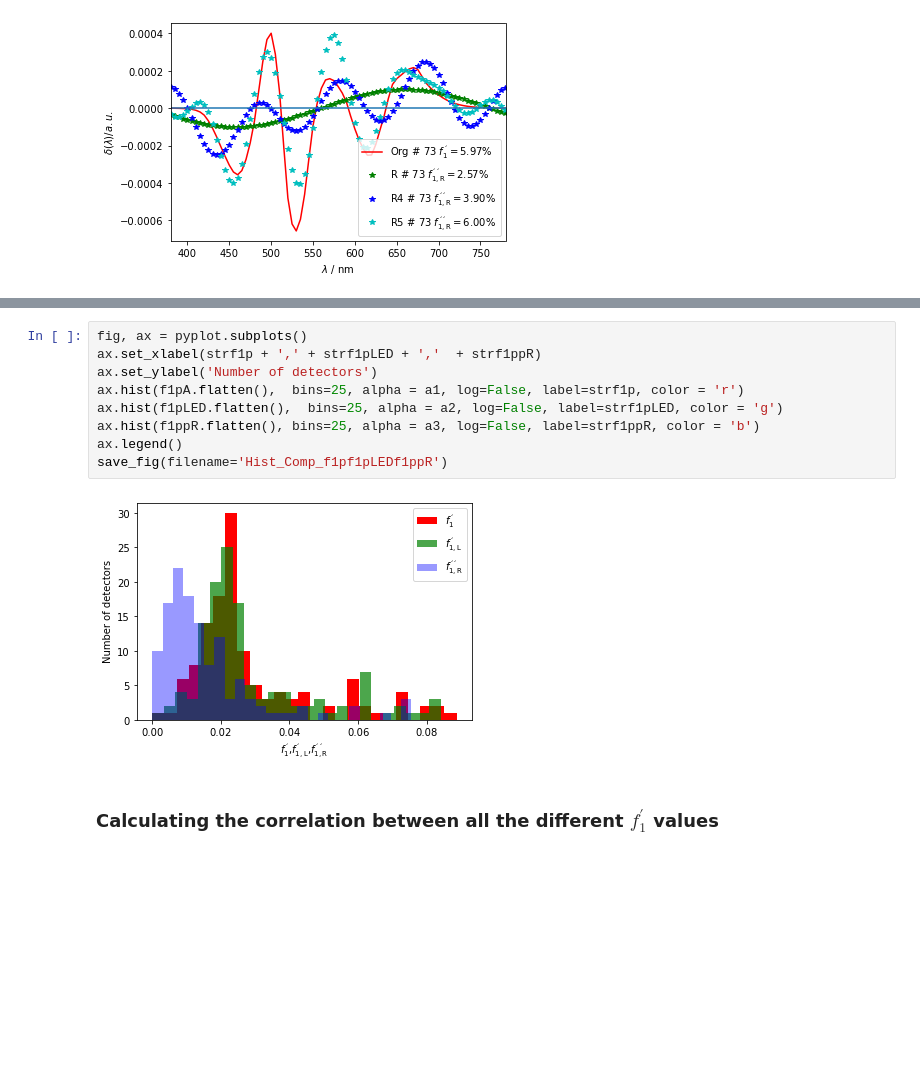
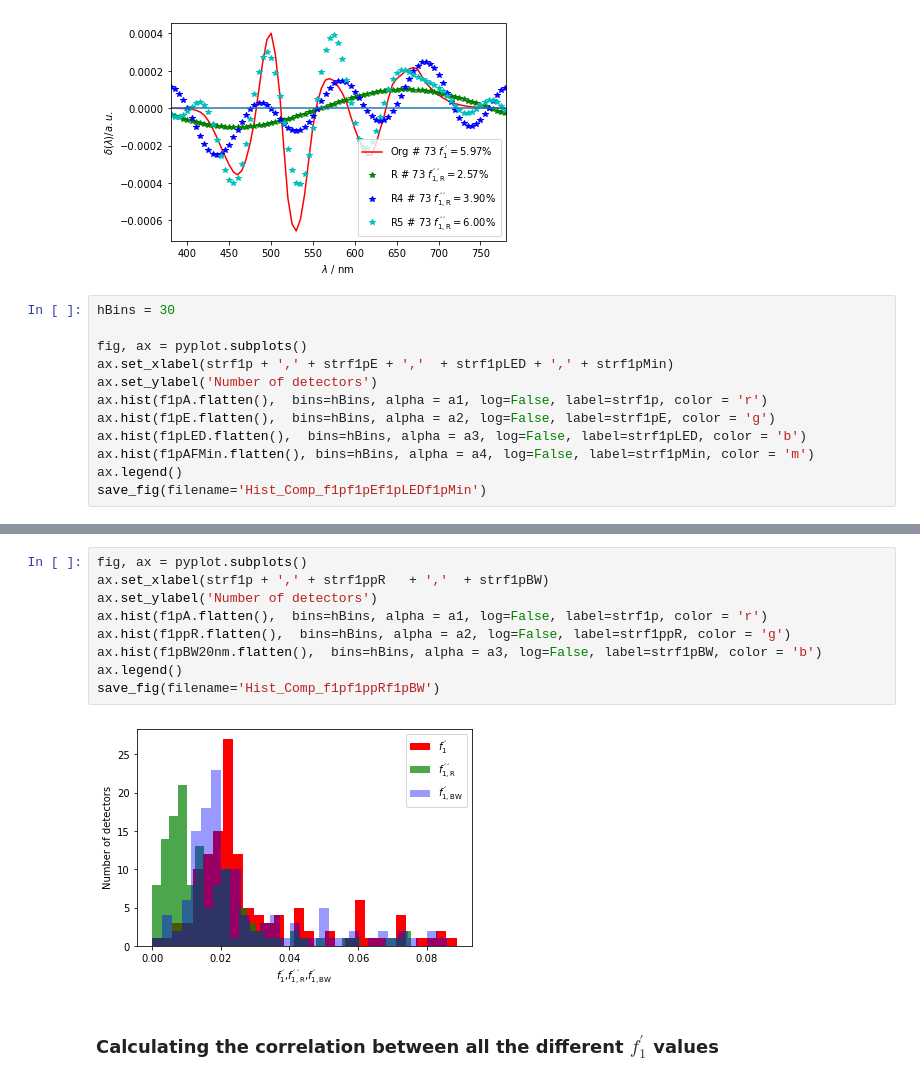
Before and after one commit to empir19nrm02/empir19nrm02, a Jupyter notebook: empir19nrm02/Jupyter/f1PrimeDetectorMet.ipynb, the cells around one changed output, grey strips where cells are left out. Cells and saved outputs as stored; diff of their text form; blank space fills up the shorter version.

```diff
--- a/empir19nrm02/Jupyter/f1PrimeDetectorMet.ipynb
+++ b/empir19nrm02/Jupyter/f1PrimeDetectorMet.ipynb
@@ -502,3 +502,15 @@ for i in range(0, vlDetectorListNumber):
     save_fig(filename='DeltaFunctionsCutOff')
 # %% [output]
 [figure]
+# %%
+hBins = 30
+
+fig, ax = pyplot.subplots()
+ax.set_xlabel(strf1p + ',' + strf1pE + ','  + strf1pLED + ',' + strf1pMin)
+ax.set_ylabel('Number of detectors')
+ax.hist(f1pA.flatten(),  bins=hBins, alpha = a1, log=False, label=strf1p, color = 'r')
+ax.hist(f1pE.flatten(),  bins=hBins, alpha = a2, log=False, label=strf1pE, color = 'g')
+ax.hist(f1pLED.flatten(),  bins=hBins, alpha = a3, log=False, label=strf1pLED, color = 'b')
+ax.hist(f1pAFMin.flatten(), bins=hBins, alpha = a4, log=False, label=strf1pMin, color = 'm')
+ax.legend()
+save_fig(filename='Hist_Comp_f1pf1pEf1pLEDf1pMin')
@@ -505,14 +519,14 @@ for i in range(0, vlDetectorListNumber):
 # %%
 fig, ax = pyplot.subplots()
-ax.set_xlabel(strf1p + ',' + strf1pLED + ','  + strf1ppR)
+ax.set_xlabel(strf1p + ',' + strf1ppR   + ','  + strf1pBW)
 ax.set_ylabel('Number of detectors')
-ax.hist(f1pA.flatten(),  bins=25, alpha = a1, log=False, label=strf1p, color = 'r')
-ax.hist(f1pLED.flatten(),  bins=25, alpha = a2, log=False, label=strf1pLED, color = 'g')
-ax.hist(f1ppR.flatten(), bins=25, alpha = a3, log=False, label=strf1ppR, color = 'b')
+ax.hist(f1pA.flatten(),  bins=hBins, alpha = a1, log=False, label=strf1p, color = 'r')
+ax.hist(f1ppR.flatten(),  bins=hBins, alpha = a2, log=False, label=strf1ppR, color = 'g')
+ax.hist(f1pBW20nm.flatten(),  bins=hBins, alpha = a3, log=False, label=strf1pBW, color = 'b')
 ax.legend()
-save_fig(filename='Hist_Comp_f1pf1pLEDf1ppR')
+save_fig(filename='Hist_Comp_f1pf1ppRf1pBW')
 # %% [output]
-[figure, old version]
+[figure, new version]
 # %% [markdown]
 ### Calculating the correlation between all the different $f_{1}^{'}$ values
 # %%
```
Also changed, not shown: parts of 45 cells of this notebook, 1 other file.
